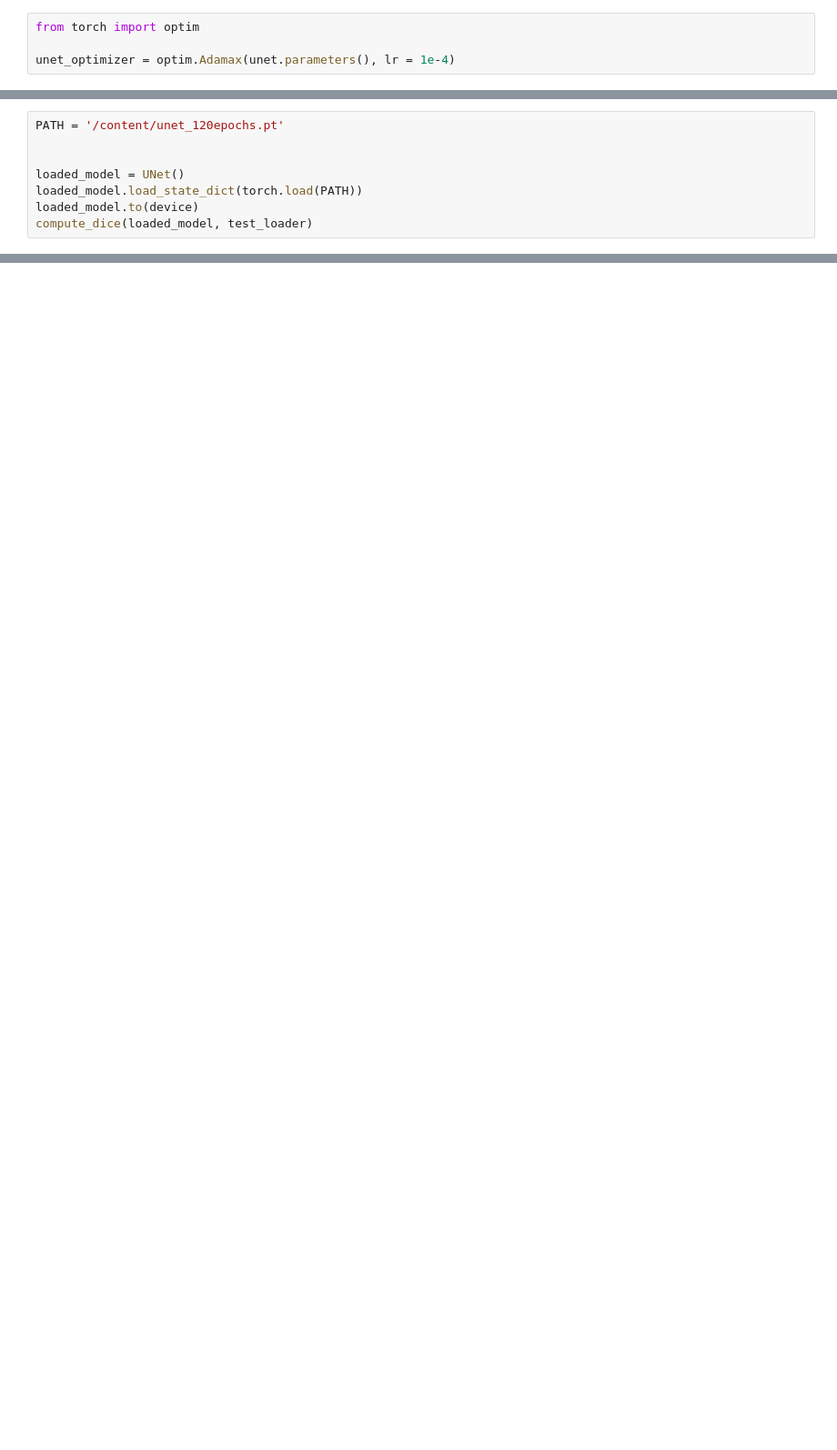
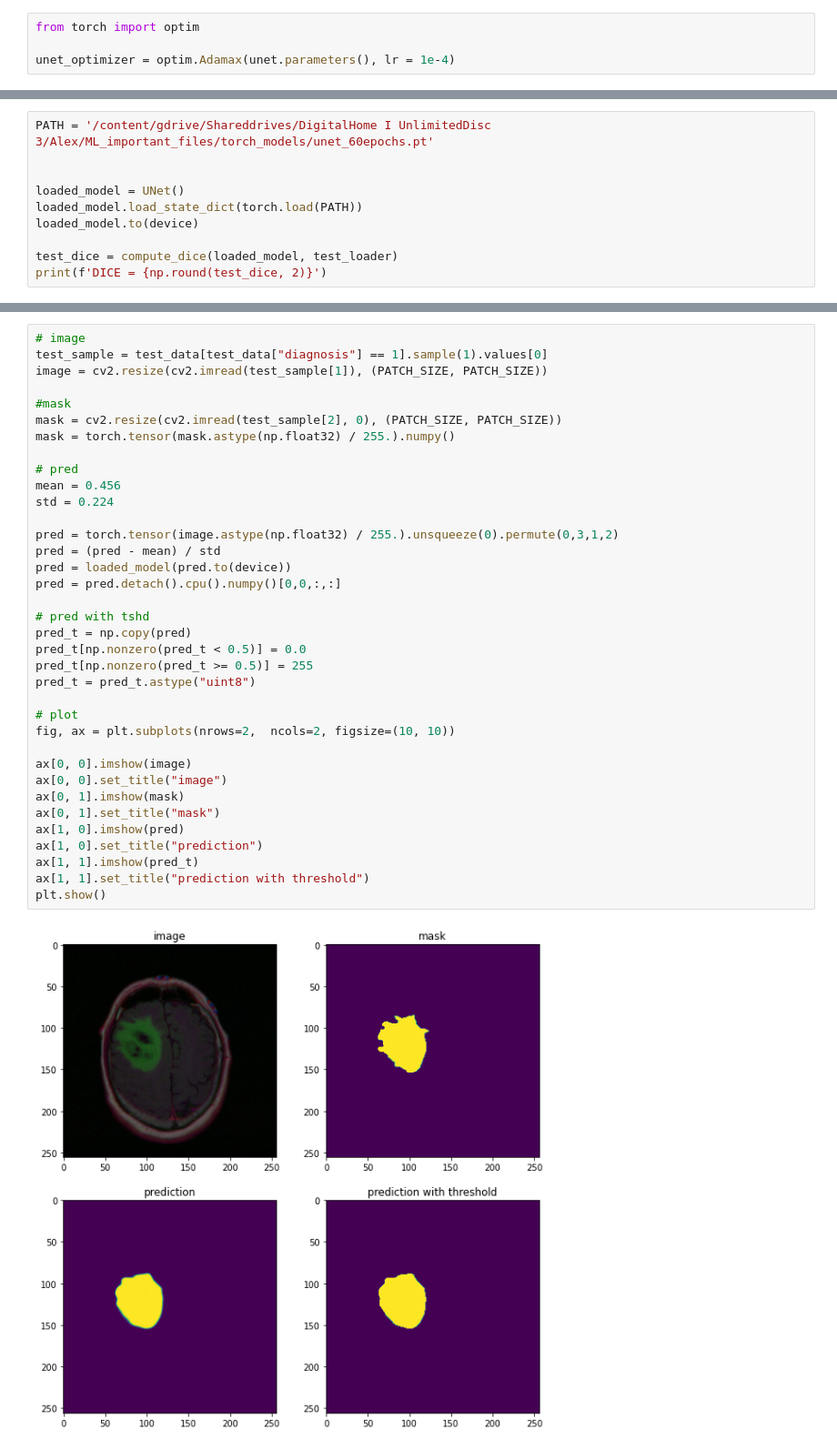
Before and after one commit to ReAlex1902/MRI-Tumor-Segmentation, a Jupyter notebook: MRI_tumor_detection.ipynb, the cells around one changed output, grey strips where cells are left out. Shown at 91% size. Saved outputs shown, nothing was run; the diff lists cells and outputs as text; blank space fills up the shorter version.

```diff
--- a/MRI_tumor_detection.ipynb
+++ b/MRI_tumor_detection.ipynb
@@ -557,9 +633,11 @@ torch.save(unet.state_dict(), 'unet_120epochs.pt')
 # %%
-PATH = '/content/unet_120epochs.pt'
+PATH = '/content/gdrive/Shareddrives/DigitalHome I UnlimitedDisc 3/Alex/ML_important_files/torch_models/unet_60epochs.pt'
 
 
 loaded_model = UNet()
 loaded_model.load_state_dict(torch.load(PATH))
 loaded_model.to(device)
-compute_dice(loaded_model, test_loader)
+
+test_dice = compute_dice(loaded_model, test_loader)
+print(f'DICE = {np.round(test_dice, 2)}')
 # %% [output]
@@ -566,0 +645,38 @@ compute_dice(loaded_model, test_loader)
+# %%
+# image
+test_sample = test_data[test_data["diagnosis"] == 1].sample(1).values[0]
+image = cv2.resize(cv2.imread(test_sample[1]), (PATCH_SIZE, PATCH_SIZE))
+
+#mask
+mask = cv2.resize(cv2.imread(test_sample[2], 0), (PATCH_SIZE, PATCH_SIZE))
+mask = torch.tensor(mask.astype(np.float32) / 255.).numpy()
+
+# pred
+mean = 0.456
+std = 0.224
+
+pred = torch.tensor(image.astype(np.float32) / 255.).unsqueeze(0).permute(0,3,1,2)
+pred = (pred - mean) / std
+pred = loaded_model(pred.to(device))
+pred = pred.detach().cpu().numpy()[0,0,:,:]
+
+# pred with tshd
+pred_t = np.copy(pred)
+pred_t[np.nonzero(pred_t < 0.5)] = 0.0
+pred_t[np.nonzero(pred_t >= 0.5)] = 255
+pred_t = pred_t.astype("uint8")
+
+# plot
+fig, ax = plt.subplots(nrows=2,  ncols=2, figsize=(10, 10))
+
+ax[0, 0].imshow(image)
+ax[0, 0].set_title("image")
+ax[0, 1].imshow(mask)
+ax[0, 1].set_title("mask")
+ax[1, 0].imshow(pred)
+ax[1, 0].set_title("prediction")
+ax[1, 1].imshow(pred_t)
+ax[1, 1].set_title("prediction with threshold")
+plt.show()
+# %% [output]
+[figure, added]
```
Also changed, not shown: parts of 23 cells of this notebook.
